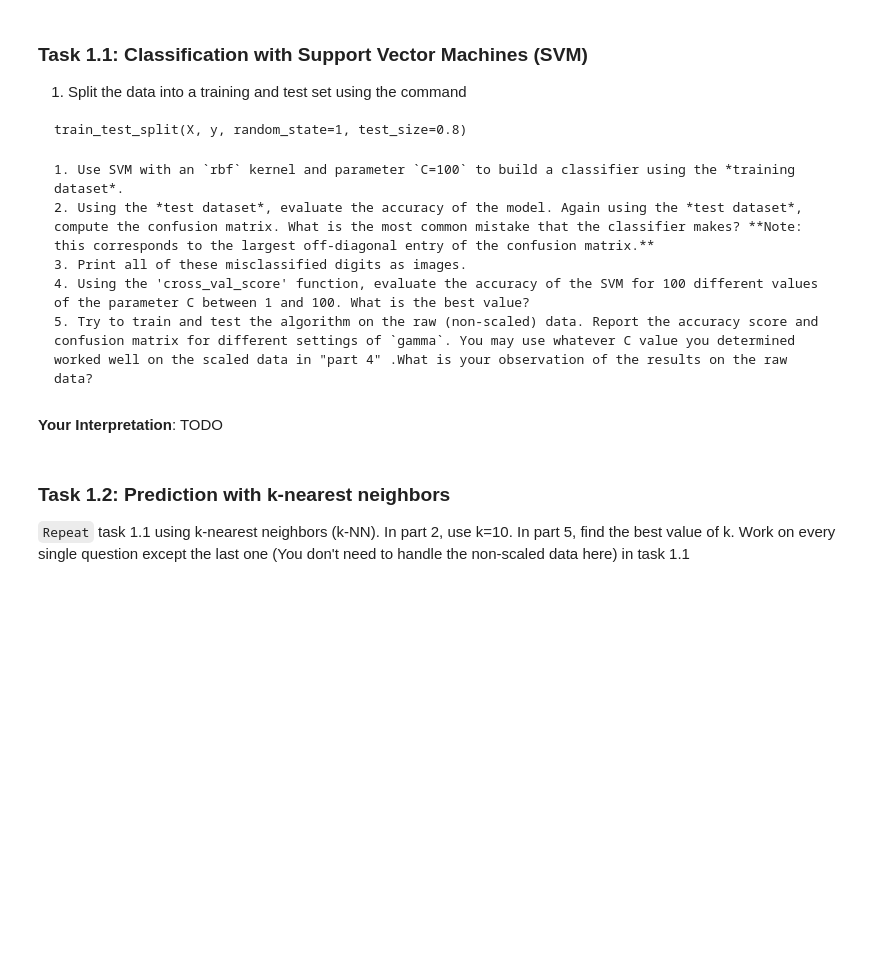
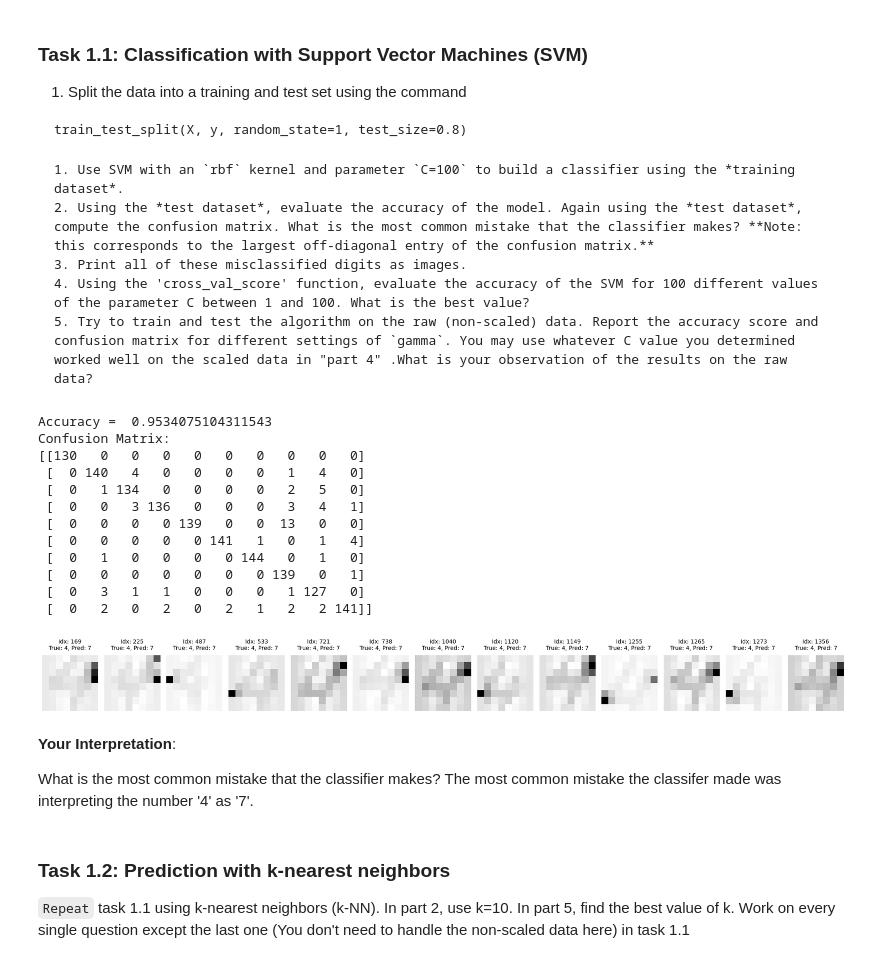
Before and after one commit to logancorrea/Intro-to-Data-Science, a Jupyter notebook: Homework/HW07/HW7.ipynb, the cells around one changed output. Saved outputs shown, nothing was run; the diff lists cells and outputs as text; code cells hidden in the pictures; blank space fills up the shorter version.

```diff
--- a/Homework/HW07/HW7.ipynb
+++ b/Homework/HW07/HW7.ipynb
@@ -121,13 +121,52 @@ train_test_split(X, y, random_state=1, test_size=0.8)
 # %%
 # split data into traing and test sets
 X_train, X_test, y_train, y_test = train_test_split(X, y, random_state=1, test_size=0.8)
 
 # 1. Use SVM with an `rbf` kernel and parameter `C=100` to build a classifier using the *training dataset*.
 model = svm.SVC(kernel='rbf', C=100)
+model.fit(X_train, y_train)
 
-#2. Using the *test dataset*, evaluate the accuracy of the model. Again using the *test dataset*, compute the confusion matrix. What is the most common mistake that the classifier makes?
+#2. Using the *test dataset*, evaluate the accuracy of the model. Again using the *test dataset*, compute the confusion matrix.
+y_pred = model.predict(X_test)
+print('Accuracy = ', metrics.accuracy_score(y_true = y_test, y_pred = y_pred))
+print('Confusion Matrix:')
+print(metrics.confusion_matrix(y_true = y_test, y_pred = y_pred))
+
+# Print all of these misclassified digits as images.
+# Finding the indexes of the misclassified digits (4 misclassified as 7)
+misclassified_indexes = [i for i, (true, pred) in enumerate(zip(y_test, y_pred)) if true == 4 and pred == 7]
+
+# Plotting the misclassified digits
+fig, axes = plt.subplots(nrows=1, ncols=len(misclassified_indexes), figsize=(20, 2))
+
+for ax, index in zip(axes, misclassified_indexes):
+    ax.imshow(X_test[index].reshape(8, 8), cmap=plt.cm.gray_r, interpolation='nearest')
+    ax.set_title(f'Idx: {index}\nTrue: 4, Pred: 7', fontsize=10, pad=10)
+    ax.axis('off')
+
+plt.tight_layout()
+plt.show()
+
+# Using the 'cross_val_score' function, evaluate the accuracy of the SVM for 100 different values of the parameter C between 1 and 100. What is the best value?
+# %% [output]
+Accuracy =  0.9534075104311543
+Confusion Matrix:
+[[130   0   0   0   0   0   0   0   0   0]
+ [  0 140   4   0   0   0   0   1   4   0]
+ [  0   1 134   0   0   0   0   2   5   0]
+ [  0   0   3 136   0   0   0   3   4   1]
+ [  0   0   0   0 139   0   0  13   0   0]
+ [  0   0   0   0   0 141   1   0   1   4]
+ [  0   1   0   0   0   0 144   0   1   0]
+ [  0   0   0   0   0   0   0 139   0   1]
+ [  0   3   1   1   0   0   0   1 127   0]
+ [  0   2   0   2   0   2   1   2   2 141]]
+[figure, added]
-# %% [markdown]
-**Your Interpretation**: TODO
+# %% [markdown]
+**Your Interpretation**:
+
+What is the most common mistake that the classifier makes?
+The most common mistake the classifer made was interpreting the number '4' as '7'.
 # %% [markdown]
 ### Task 1.2: Prediction with k-nearest neighbors
 `Repeat` task 1.1 using k-nearest neighbors (k-NN). In part 2, use k=10. In part 5, find the best value of k.
```
